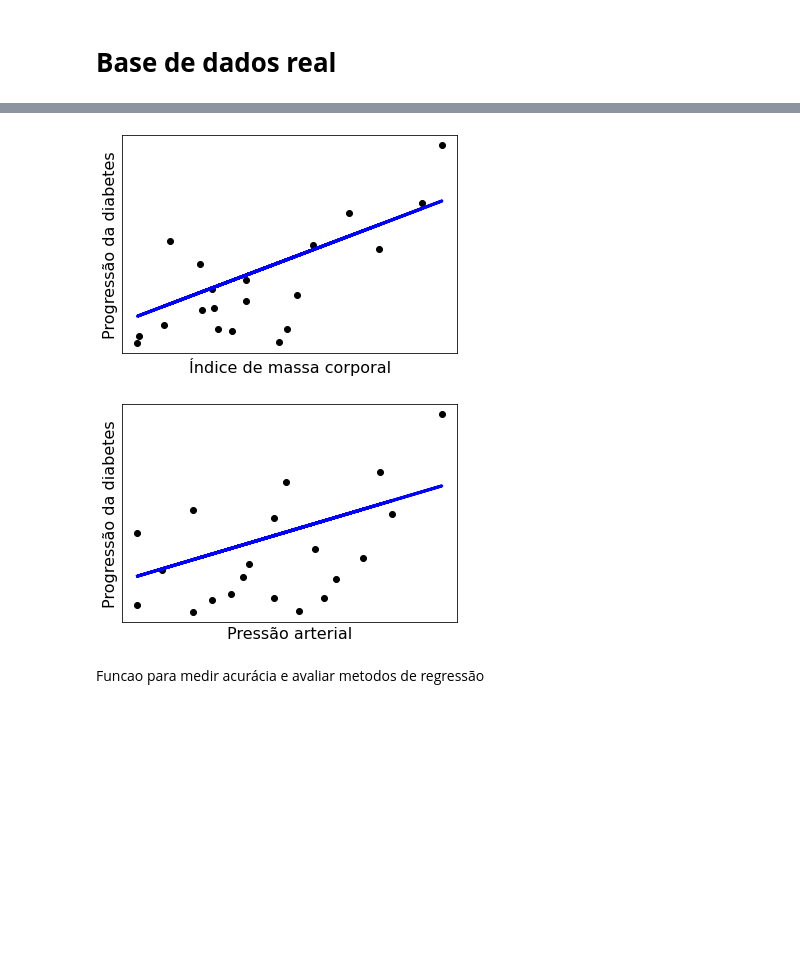
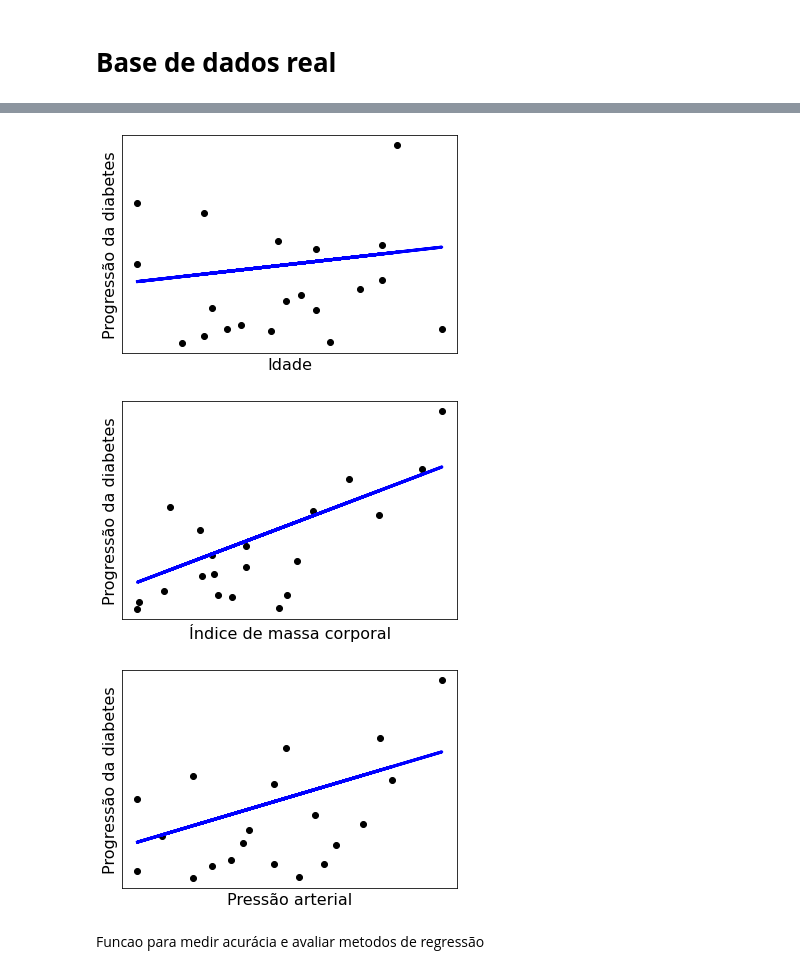
Before and after one commit to thgemanuel/Exercicio-2-Topicos-em-Inteligencia-Computacional, a Jupyter notebook: Regressao_aula2.ipynb, the cells around one changed output, grey strips where cells are left out. Saved outputs shown, nothing was run; the diff lists cells and outputs as text; code cells hidden in the pictures; blank space fills up the shorter version.

```diff
--- a/Regressao_aula2.ipynb
+++ b/Regressao_aula2.ipynb
@@ -155,58 +174,49 @@ AttributeError: ignored
 # %%
-## Predição/validação
-#diabetes_y_pred_sex = regr_sex.predict(X_teste_sex)
-##plota os dados reais
-#plt.scatter(X_teste_sex,y_teste,  color='black')
-## plota os dados preditos
-#plt.plot(X_teste_sex, diabetes_y_pred_sex, color='blue', linewidth=3)
-#
-#plt.xticks(())
-#plt.yticks(())
-#plt.xlabel("Sexo", size = 16,)
-#plt.ylabel("Progressão da diabetes", size = 16)
-#plt.show()
+# Predição/validação
+diabetes_y_pred = regr.predict(X_teste)
+#plota os dados reais
+plt.scatter(X_teste,y_teste,  color='black')
+# plota os dados preditos
+plt.plot(X_teste, diabetes_y_pred, color='blue', linewidth=3)
+
+plt.xticks(())
+plt.yticks(())
+plt.xlabel("Idade", size = 16,)
+plt.ylabel("Progressão da diabetes", size = 16)
+plt.show()
 
 # Predição/validação
 diabetes_y_pred_bmi = regr_bmi.predict(X_teste_bmi)
 #plota os dados reais
 plt.scatter(X_teste_bmi,y_teste,  color='black')
 # plota os dados preditos
 plt.plot(X_teste_bmi, diabetes_y_pred_bmi, color='blue', linewidth=3)
 
 plt.xticks(())
 plt.yticks(())
 plt.xlabel("Índice de massa corporal", size = 16,)
 plt.ylabel("Progressão da diabetes", size = 16)
 plt.show()
 
 # Predição/validação
 diabetes_y_pred_bp = regr_bp.predict(X_teste_bp)
 #plota os dados reais
 plt.scatter(X_teste_bp,y_teste,  color='black')
 # plota os dados preditos
 plt.plot(X_teste_bp, diabetes_y_pred_bp, color='blue', linewidth=3)
 
 plt.xticks(())
 plt.yticks(())
 plt.xlabel("Pressão arterial", size = 16,)
 plt.ylabel("Progressão da diabetes", size = 16)
 plt.show()
 
 # Predição/validação
-diabetes_y_pred_bmi_bp = regr_bmi_bp.predict(X_bmi_bp)
-#plota os dados reais
-plt.scatter(X_bmi_bp,y,  color='black')
-# plota os dados preditos
-plt.plot(X_bmi_bp, diabetes_y_pred_bmi_bp, color='blue', linewidth=3)
-
-plt.xticks(())
-plt.yticks(())
-plt.xlabel("IMC e Pressão arterial", size = 16,)
-plt.ylabel("Progressão da diabetes", size = 16)
-plt.show()
+diabetes_y_pred_bmi_bp = regr_bmi_bp.predict(X_teste_bmi_pb)
 # %% [output]
-[figure, old version]
+[figure, new version]
-[figure, old version]
+[figure, new version]
+[figure, added]
 # %% [markdown]
 Funcao para medir acurácia e avaliar metodos de regressão
 # %%
```
Also changed, not shown: parts of 3 cells of this notebook.
